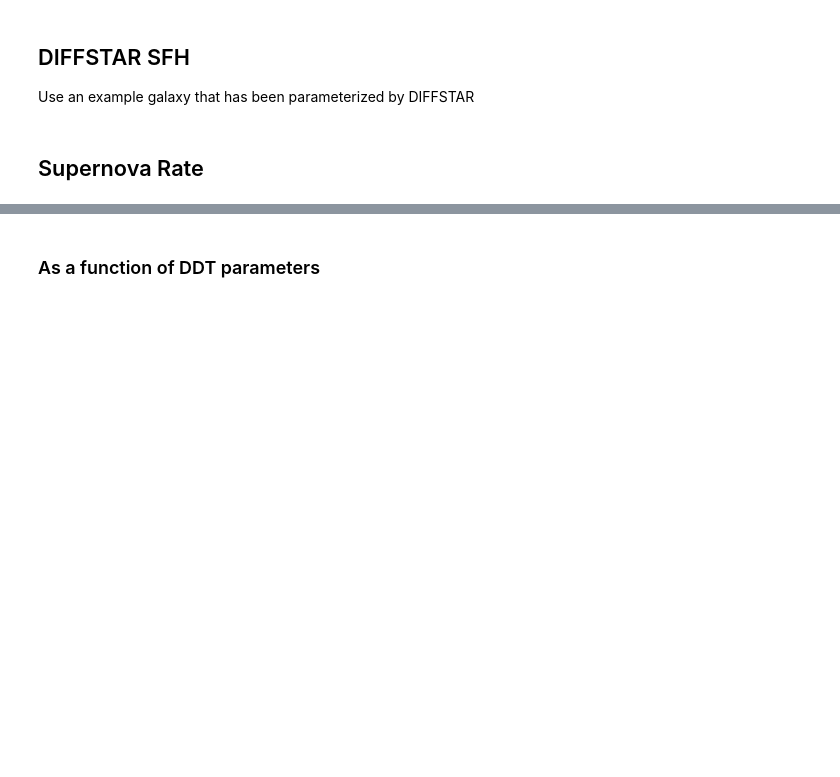
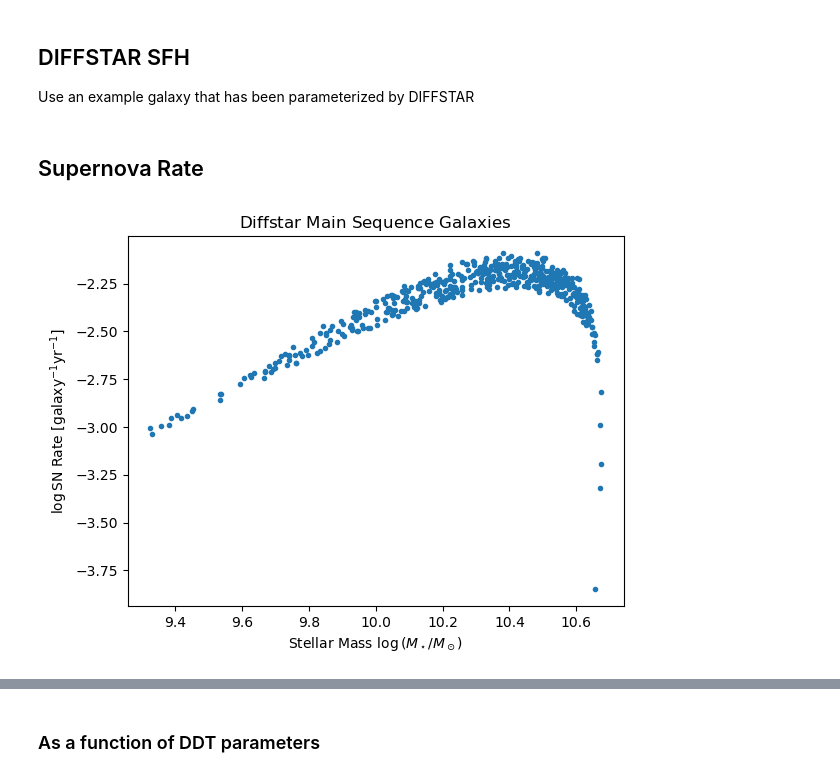
Before and after one commit to AlexGKim/sn_diffstar, a Jupyter notebook: nb/SNRate.ipynb, the cells around one changed output, grey strips where cells are left out. Saved outputs shown, nothing was run; the diff lists cells and outputs as text; code cells hidden in the pictures; blank space fills up the shorter version.

Commit message:
fix up units and some plotting

```diff
--- a/nb/SNRate.ipynb
+++ b/nb/SNRate.ipynb
@@ -14,12 +12,10 @@ mblue = u'#1f77b4'
-# %%
-A=2.11; beta=-1.13; tp=0.04
 # %% [markdown]
 ## DIFFSTAR SFH
 Use an example galaxy that has been parameterized by DIFFSTAR
 # %%
 from diffmah.monte_carlo_halo_population import mc_halo_population
 
-Ngal=10
+Ngal=500
 T0 = 13.8
 tarr = numpy.linspace(0.1, T0, 200)
 
@@ -41,3 +32,12 @@ logSM(5.,mah_params_pop[0,:])
 t0=5
 betas = numpy.linspace(-1.25,-1,20)
 tps= numpy.linspace(0.02,0.06,20)
+# %%
+t0s=numpy.random.uniform(5, 13., Ngal)
+fig, ax = plt.subplots(1, 1)
+__=ax.plot(logSM_gal(t0s, mah_params_pop), jnp.log10(SNR_gal(t0s, A, beta, tp, mah_params_pop)),'.')
+xlabel = ax.set_title(r'${\rm Diffstar\ Main\ Sequence\ Galaxies}$')
+xlabel = ax.set_xlabel(r'${\rm Stellar\ Mass\ } \log{(M_\star/M_\odot)}$')
+ylabel = ax.set_ylabel(r'$ \log{\rm SN\ Rate\ }[{\rm galaxy}^{-1}{\rm yr}^{-1}]$')
+# %% [output]
+[figure, added]
```
Also changed, not shown: parts of 11 cells of this notebook, 1 other file.
